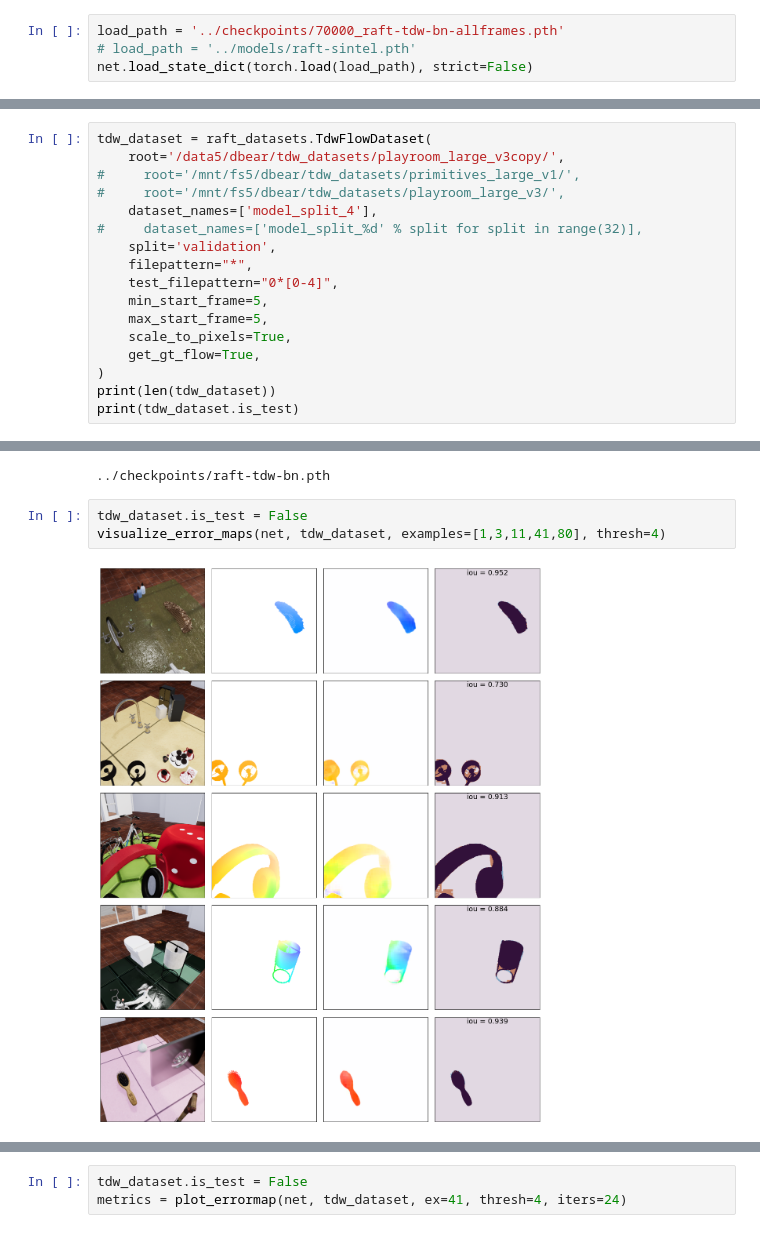
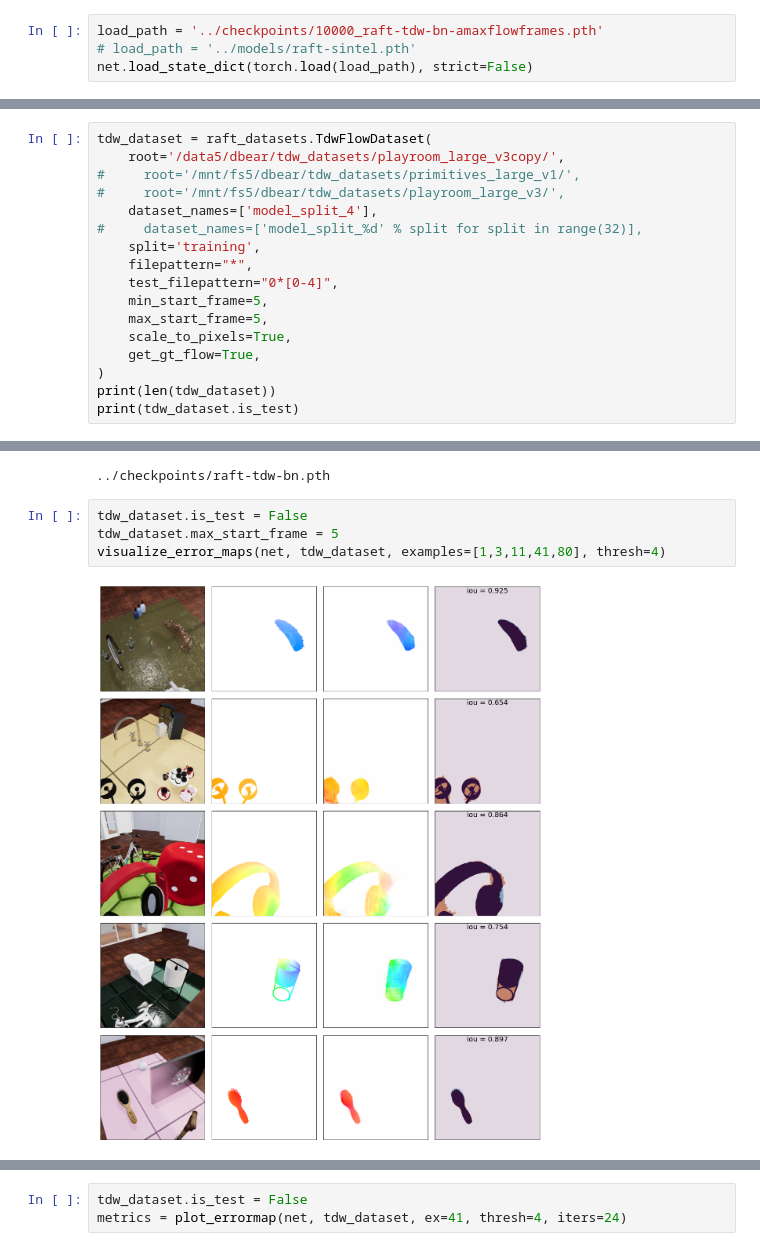
Before and after one commit to neuroailab/RAFT, a Jupyter notebook: notebooks/TDW_dataloading_020522.ipynb, the cells around one changed output, grey strips where cells are left out. Saved outputs shown, nothing was run; the diff lists cells and outputs as text.

Commit message:
more training frames using totalenergy score func

```diff
--- a/notebooks/TDW_dataloading_020522.ipynb
+++ b/notebooks/TDW_dataloading_020522.ipynb
@@ -93,5 +81,5 @@ ls ../checkpoints/*allframes*
 # %%
-load_path = '../checkpoints/70000_raft-tdw-bn-allframes.pth'
+load_path = '../checkpoints/10000_raft-tdw-bn-amaxflowframes.pth'
 # load_path = '../models/raft-sintel.pth'
 net.load_state_dict(torch.load(load_path), strict=False)
 # %% [output]
@@ -107,7 +95,7 @@ tdw_dataset = raft_datasets.TdwFlowDataset(
 #     root='/mnt/fs5/dbear/tdw_datasets/playroom_large_v3/',
     dataset_names=['model_split_4'],
 #     dataset_names=['model_split_%d' % split for split in range(32)],
-    split='validation',
+    split='training',
     filepattern="*",
     test_filepattern="0*[0-4]",
     min_start_frame=5,
@@ -284,7 +272,8 @@ print(load_path)
 ../checkpoints/raft-tdw-bn.pth
 # %%
 tdw_dataset.is_test = False
+tdw_dataset.max_start_frame = 5
 visualize_error_maps(net, tdw_dataset, examples=[1,3,11,41,80], thresh=4)
 # %% [output]
-[figure, old version]
+[figure, new version]
 # %%
```
Also changed, not shown: parts of 15 cells of this notebook, 3 other files.
